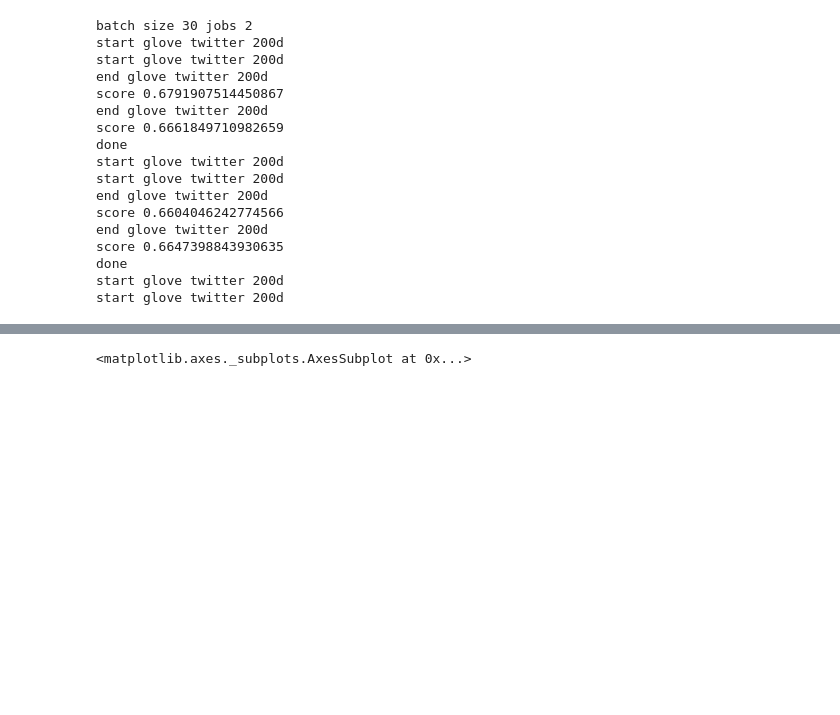
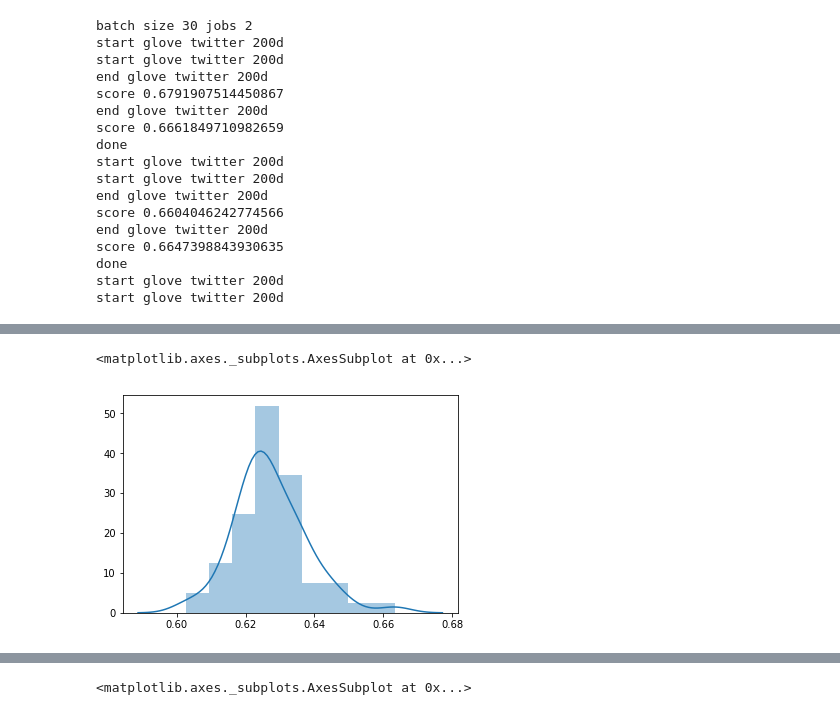
Before and after one commit to apmoore1/Bella, a Jupyter notebook: notebooks/LSTM.ipynb, the cells around one changed output, grey strips where cells are left out. Saved outputs shown, nothing was run; the diff lists cells and outputs as text; code cells hidden in the pictures; blank space fills up the shorter version.

```diff
--- a/notebooks/LSTM.ipynb
+++ b/notebooks/LSTM.ipynb
@@ -352,0 +734,6 @@ NameError: name 'results_30_sswe' is not defined
+# %%
+import seaborn as sns
+sns.distplot(results_30_sswe)
+# %% [output]
+<matplotlib.axes._subplots.AxesSubplot at 0x...>
+[figure, added]
```
Also changed, not shown: parts of 31 cells of this notebook, 8 other files.
